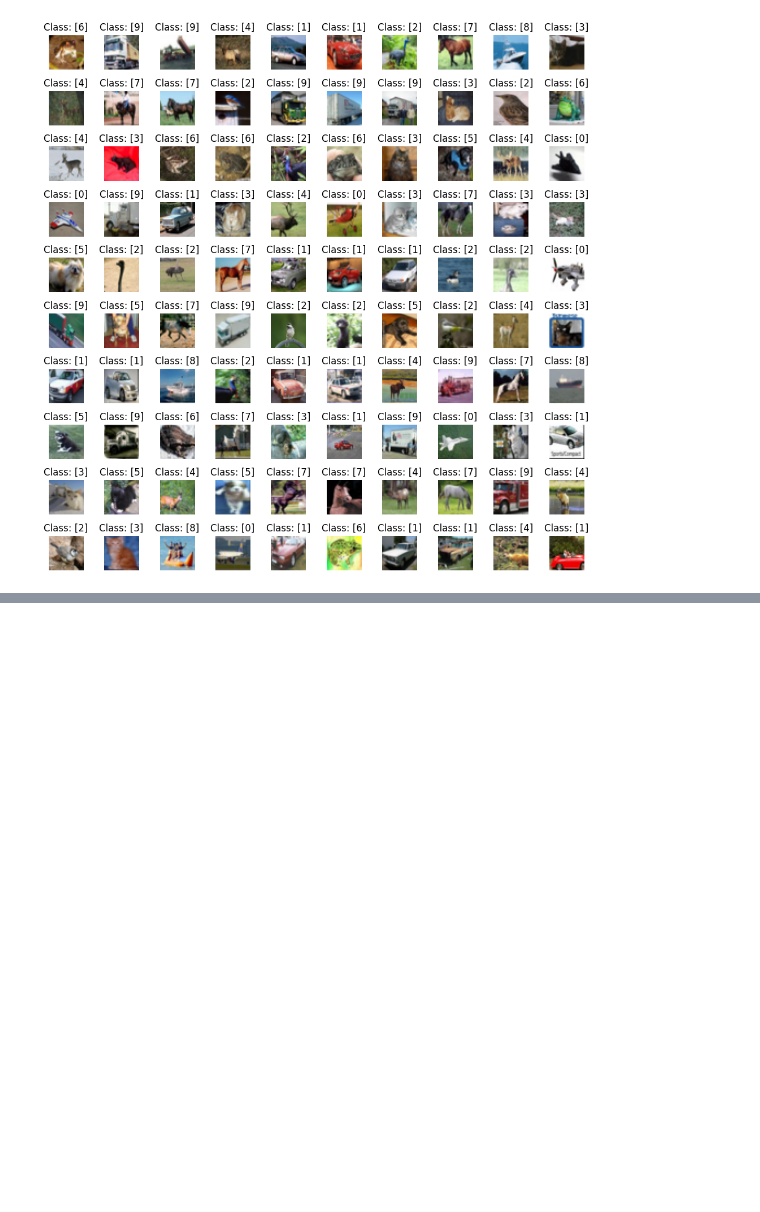
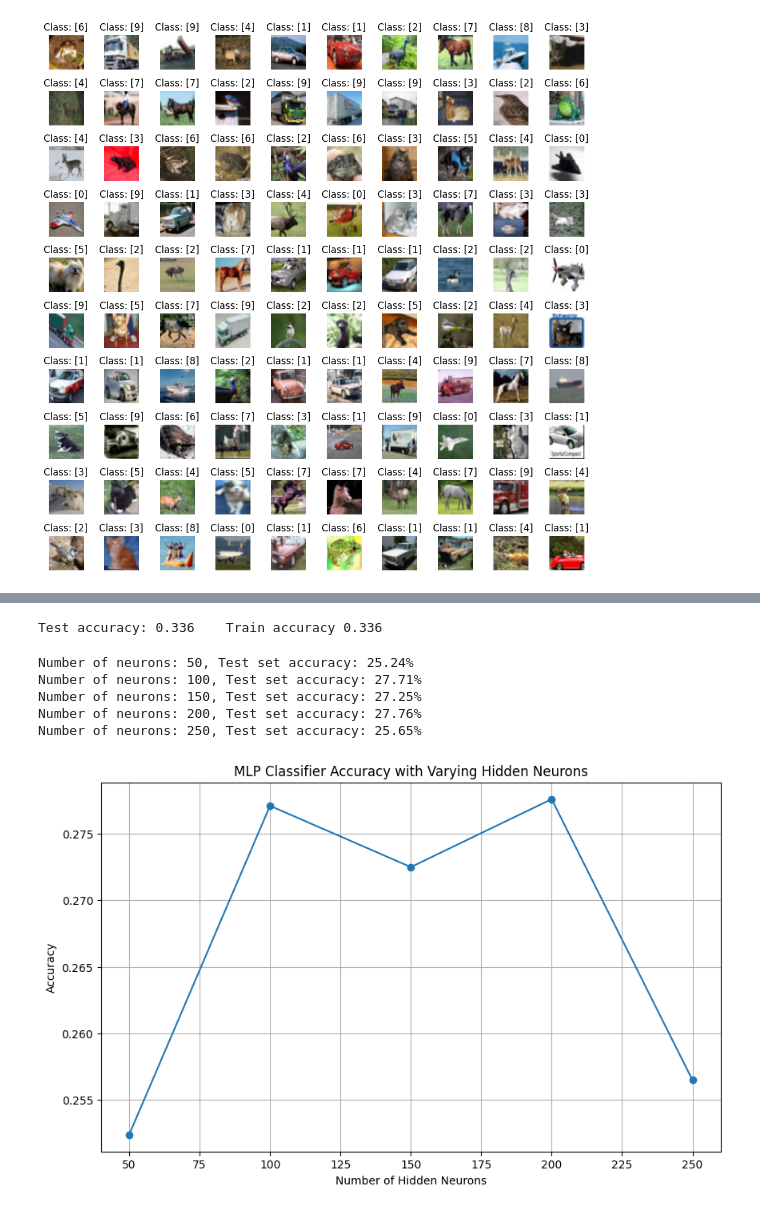
Before and after one commit to 26dre/178_final, a Jupyter notebook: NeuralNetworks.ipynb, the cells around one changed output, grey strips where cells are left out. Cells and saved outputs as stored; diff of their text form; code cells hidden in the pictures; blank space fills up the shorter version.

```diff
--- a/NeuralNetworks.ipynb
+++ b/NeuralNetworks.ipynb
@@ -197,0 +307,54 @@ plt.show()
+# %%
+from sklearn.metrics import accuracy_score
+_50_gray_flat_pred_test = mlp_50.predict(xtest_gray_flat)
+accuracy = accuracy_score(ytest1, _50_gray_flat_pred_test)
+
+_50_gray_flat_train_test = mlp_50.predict(xtrain_gray_flat_small);
+accuracy_train = accuracy_score(ytrain_small_gray, _50_gray_flat_train_test)
+print(f'Test accuracy: {accuracy}\tTrain accuracy {accuracy}')
+# %% [output]
+Test accuracy: 0.336    Train accuracy 0.336
+# %%
+def cool_shit( xtrain, ytrain, xtest, ytest, neuron_range = [50, 100, 150, 200, 250], max_iter = 1000, activation = 'relu', solver='adam'):
+
+
+    accuracy_scores = []
+
+    for neurons in neuron_range:
+        # Train an MLP classifier with varying hidden neurons
+        mlp = MLPClassifier(hidden_layer_sizes=neurons, activation=activation, verbose=False , max_iter = max_iter, solver=solver)
+
+        mlp.fit(xtrain, ytrain)
+
+        # Predict on the test data
+        y_pred = mlp.predict(xtest)
+
+        # Evaluate the classifier
+        accuracy = accuracy_score(ytest, y_pred)
+        accuracy_scores.append(accuracy)
+        print(f"Number of neurons: {neurons}, Test set accuracy: {accuracy * 100:.2f}%")
+
+    # Plot the accuracy scores
+    plt.figure(figsize=(10, 6))
+    plt.plot(neuron_range, accuracy_scores, marker='o')
+    plt.title('MLP Classifier Accuracy with Varying Hidden Neurons')
+    plt.xlabel('Number of Hidden Neurons')
+    plt.ylabel('Accuracy')
+    plt.grid(True)
+    plt.show()
+# %%
+neuron_range = [50, 100, 200, 400, 800] # look ma i can use big numbers cuz i'm running this on small images (:
+
+max_iterations = 2500
+
+activations = ['relu', 'identity', 'logistic', 'tanh']
+solvers = ['adam', 'sgd', 'lbfgs']
+
+cool_shit(xtrain_gray_flat_small, ytrain_small_gray, xtest_gray_flat, y_test)
+# %% [output]
+Number of neurons: 50, Test set accuracy: 25.24%
+Number of neurons: 100, Test set accuracy: 27.71%
+Number of neurons: 150, Test set accuracy: 27.25%
+Number of neurons: 200, Test set accuracy: 27.76%
+Number of neurons: 250, Test set accuracy: 25.65%
+[figure, added]
```
Also changed, not shown: parts of 19 cells of this notebook.
